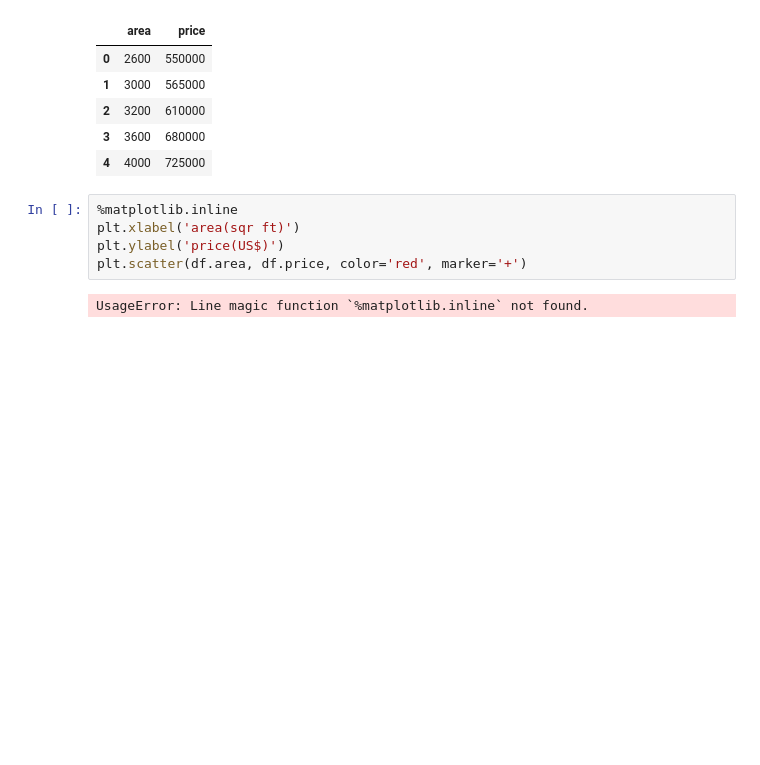
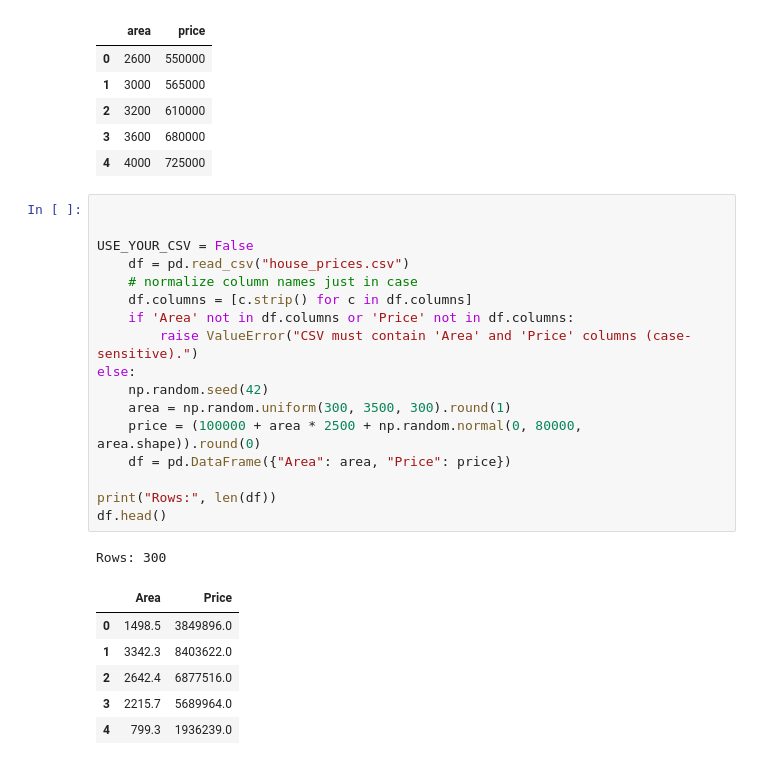
Before and after one commit to AnushkaDasila/House-prediction-systeem-, a Jupyter notebook: Untitled.ipynb, the cells around one changed output. Cells and saved outputs as stored; diff of their text form; blank space fills up the shorter version.

```diff
--- a/Untitled.ipynb
+++ b/Untitled.ipynb
@@ -30,9 +22,27 @@ df
 | 3 | 3600 | 680000 |
 | 4 | 4000 | 725000 |
 # %%
-%matplotlib.inline
-plt.xlabel('area(sqr ft)')
-plt.ylabel('price(US$)')
-plt.scatter(df.area, df.price, color='red', marker='+')
+
+
+USE_YOUR_CSV = False
+    df = pd.read_csv("house_prices.csv")
+    # normalize column names just in case
+    df.columns = [c.strip() for c in df.columns]
+    if 'Area' not in df.columns or 'Price' not in df.columns:
+        raise ValueError("CSV must contain 'Area' and 'Price' columns (case-sensitive).")
+else:
+    np.random.seed(42)
+    area = np.random.uniform(300, 3500, 300).round(1)
+    price = (100000 + area * 2500 + np.random.normal(0, 80000, area.shape)).round(0)
+    df = pd.DataFrame({"Area": area, "Price": price})
+
+print("Rows:", len(df))
+df.head()
 # %% [output]
-UsageError: Line magic function `%matplotlib.inline` not found.
+Rows: 300
+|  | Area | Price |
+| 0 | 1498.5 | 3849896.0 |
+| 1 | 3342.3 | 8403622.0 |
+| 2 | 2642.4 | 6877516.0 |
+| 3 | 2215.7 | 5689964.0 |
+| 4 | 799.3 | 1936239.0 |
```
Also changed, not shown: parts of 9 cells of this notebook.
